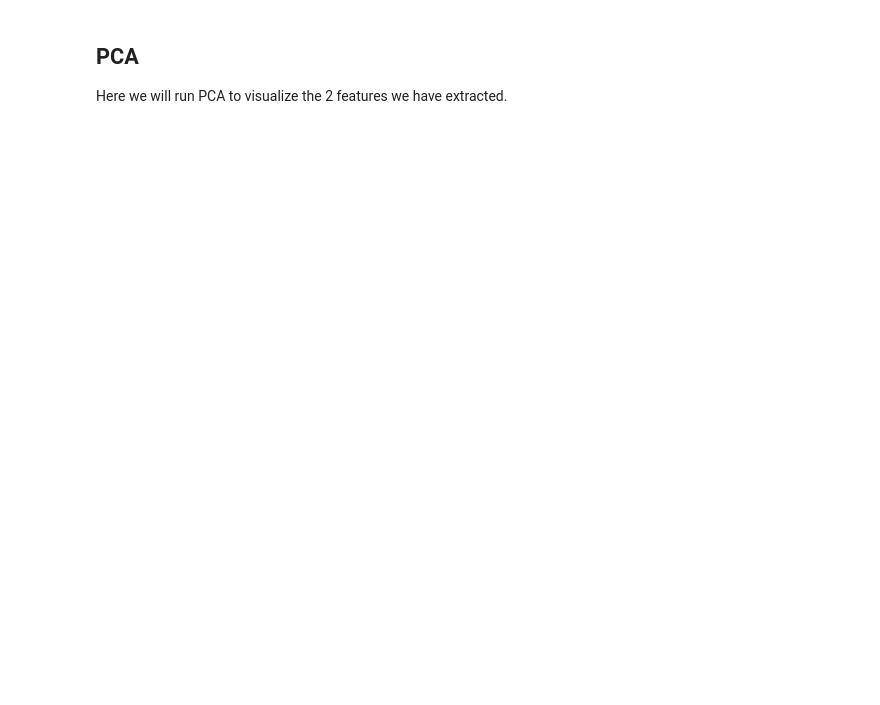
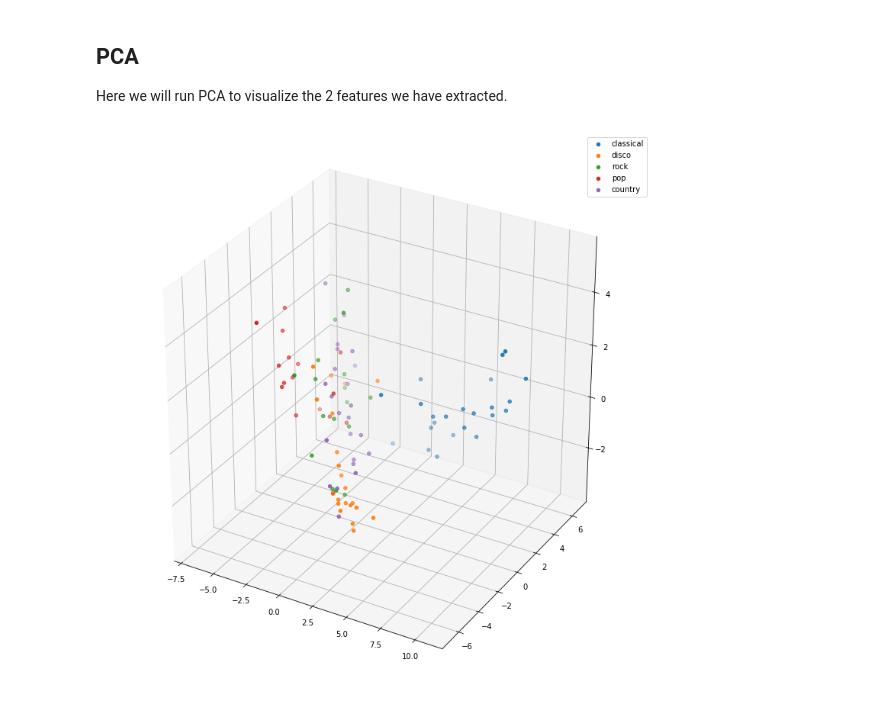
Before and after one commit to LithiumH/CS229-Music-Classification, a Jupyter notebook: Haojun_CNN_au.ipynb, the cells around one changed output. Cells and saved outputs as stored; diff of their text form; code cells hidden in the pictures; blank space fills up the shorter version.

```diff
--- a/Haojun_CNN_au.ipynb
+++ b/Haojun_CNN_au.ipynb
@@ -237,3 +264,33 @@ np.save('X_test.npy', X_test)
 ## PCA
 
 Here we will run PCA to visualize the 2 features we have extracted.
+# %%
+X_train = np.load('X_train.npy')
+X_test = np.load('X_test.npy')
+Y_train = np.loadtxt('Y_train.txt')
+Y_test = np.loadtxt('Y_test.txt')
+conv_2_train = np.loadtxt('conv_2_train.txt')
+conv_1_train = np.loadtxt('conv_1_train.txt')
+conv_2_test = np.loadtxt('conv_2_test.txt')
+conv_1_test = np.loadtxt('conv_1_test.txt')
+# %%
+pca_conv = decomp.PCA(3)
+pca_conv.fit(conv_2_train)
+test_pca = pca_conv.transform(conv_2_test)
+colors = np.argmax(Y_test, axis=1)
+colors_txt = np.empty(len(colors), dtype=str)
+colors_txt[colors==0] = 'red'
+colors_txt[colors==1] = 'blue'
+colors_txt[colors==2] = 'green'
+colors_txt[colors==3] = 'yellow'
+colors_txt[colors==4] = 'black'
+genres = ['classical', 'disco', 'rock', 'pop', 'country']
+fig = plt.figure(figsize=(10, 10))
+ax = Axes3D(fig)
+for i in range(5):
+    ax.scatter(test_pca[colors==i, 0].ravel(), test_pca[colors==i,1].ravel(), test_pca[colors==i,2].ravel(),
+                label=genres[i])
+ax.legend()
+plt.show()
+# %% [output]
+[figure, added]
```
Also changed, not shown: parts of 14 cells of this notebook, 10 other files.
